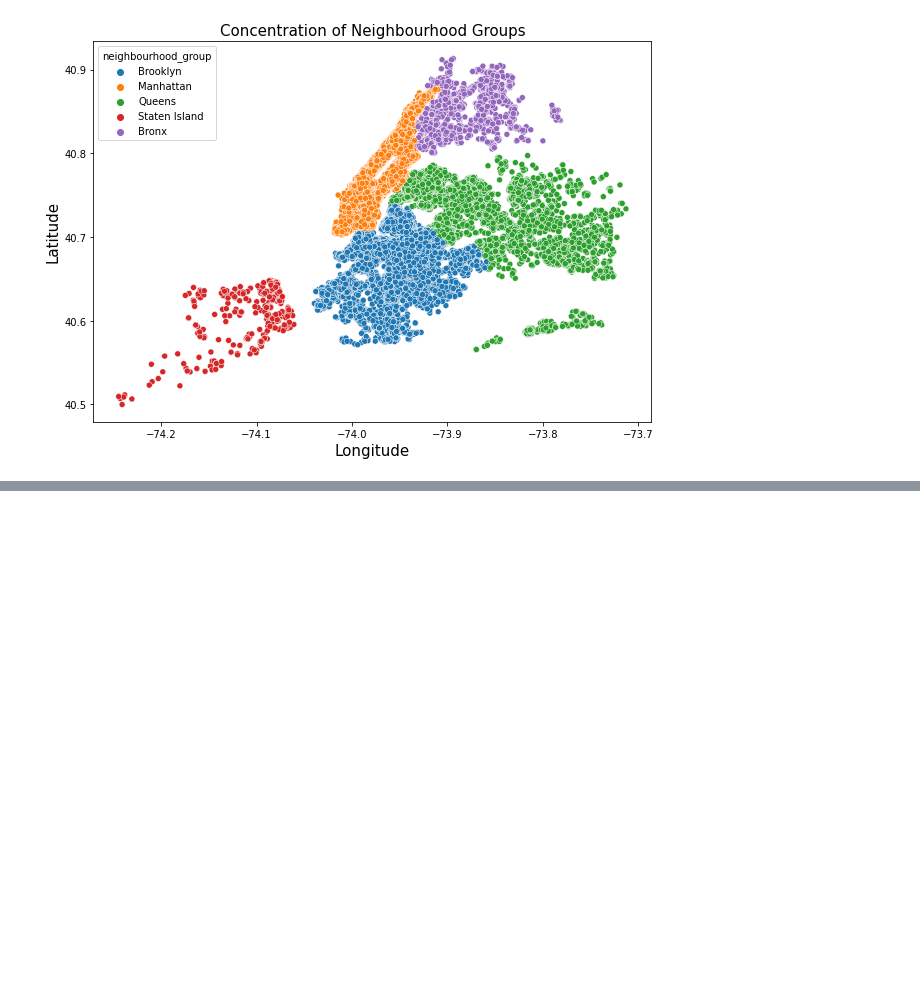
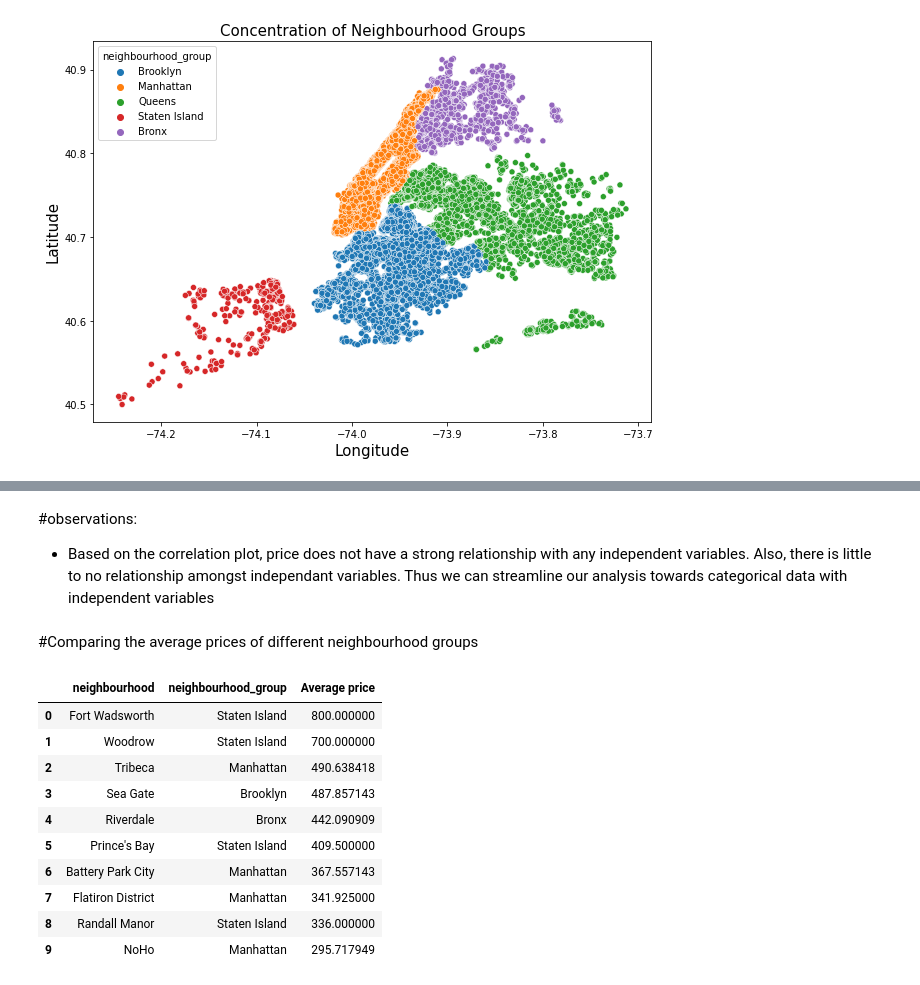
Before and after one commit to Ankushsaini90/Airbnb-data-analysis, a Jupyter notebook: Ankush_Airbnb_Bookings_Analysis_Capstone_Project.ipynb, the cells around one changed output, grey strips where cells are left out. Drawn from its saved outputs; the diff is of its cells as text; code cells hidden in the pictures; blank space fills up the shorter version.

```diff
--- a/Ankush_Airbnb_Bookings_Analysis_Capstone_Project.ipynb
+++ b/Ankush_Airbnb_Bookings_Analysis_Capstone_Project.ipynb
@@ -193,0 +227,22 @@ plt.show()
+# %% [markdown]
+#observations:
+
+
+*   Based on the correlation plot, price does not have a strong relationship with any independent variables. Also, there is little to no relationship amongst independant variables. Thus we can streamline our analysis towards categorical data with independent variables
+# %% [markdown]
+#Comparing the average prices of different neighbourhood groups
+# %%
+neighbourhood_df=df.groupby(['neighbourhood','neighbourhood_group'])['price'].mean().sort_values(ascending=False).reset_index(name='Average price')
+neighbourhood_df.iloc[:10]
+# %% [output]
+|  | neighbourhood | neighbourhood_group | Average price |
+| 0 | Fort Wadsworth | Staten Island | 800.000000 |
+| 1 | Woodrow | Staten Island | 700.000000 |
+| 2 | Tribeca | Manhattan | 490.638418 |
+| 3 | Sea Gate | Brooklyn | 487.857143 |
+| 4 | Riverdale | Bronx | 442.090909 |
+| 5 | Prince's Bay | Staten Island | 409.500000 |
+| 6 | Battery Park City | Manhattan | 367.557143 |
+| 7 | Flatiron District | Manhattan | 341.925000 |
+| 8 | Randall Manor | Staten Island | 336.000000 |
+| 9 | NoHo | Manhattan | 295.717949 |
```
Also changed, not shown: parts of 8 cells of this notebook.
